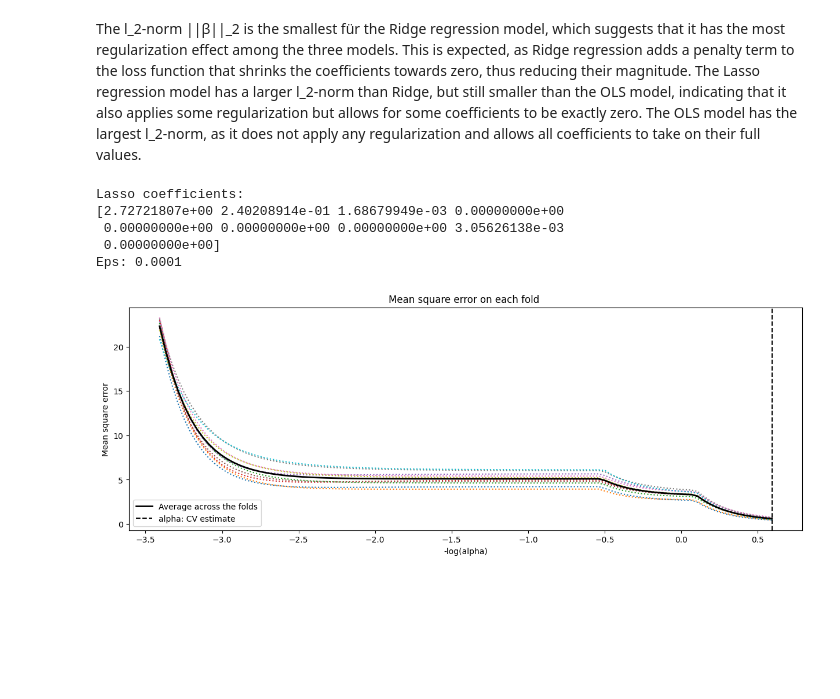
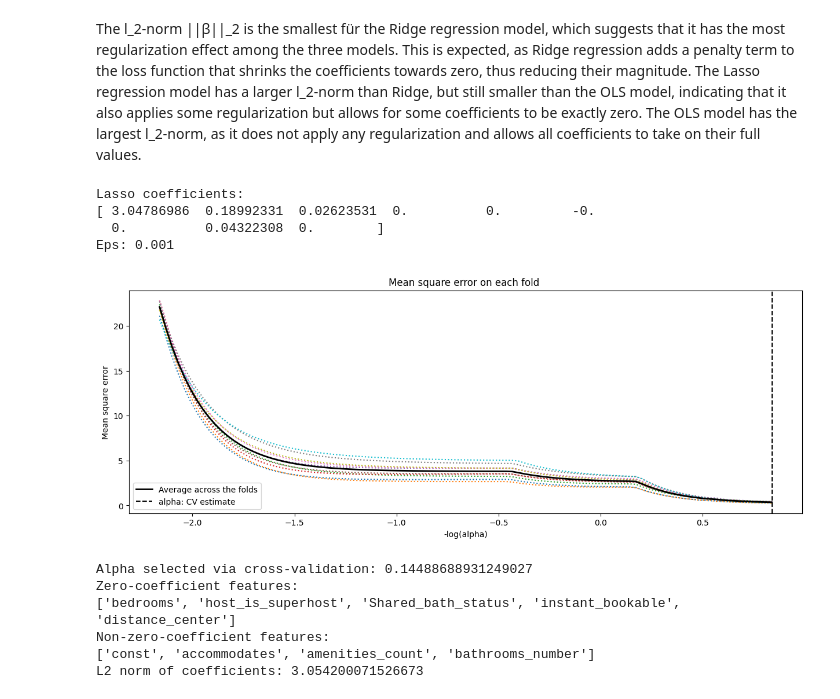
Before and after one commit to Niclas5/Examination-WS25-26, a Jupyter notebook: Aufgabe 2/Aufgabe2.ipynb, the cells around one changed output. Cells and saved outputs as stored; diff of their text form; code cells hidden in the pictures; blank space fills up the shorter version.

```diff
--- a/Aufgabe 2/Aufgabe2.ipynb
+++ b/Aufgabe 2/Aufgabe2.ipynb
@@ -11,7 +11,7 @@ listings_2.dropna(subset=["price"], inplace=True)
 print(listings_2.columns)
 
 
-listings_2_1 = listings_2[["price", "accommodates","amenities_length","latitude","longitude", "bedrooms", "host_is_superhost", "Shared_bath_status", "instant_bookable", "bathrooms_number"]]
+listings_2_1 = listings_2[["price", "accommodates","latitude","longitude","amenities_count", "bedrooms", "host_is_superhost", "Shared_bath_status", "instant_bookable", "bathrooms_number"]]
 #Drops NA
 listings_2_1.dropna(inplace=True)
 listings_2_1["price"] = listings_2_1["price"].apply(np.log)
@@ -19,8 +19,8 @@ listings_2_1.rename(columns={"price":"log_price"}, inplace=True)
 #We have checked that there are no NA values.  No further cleaning is necessary.
 
 #print(len(listings_2["price"]))
-#Ziel: Price
-#Chosen Predictors: "region_median_price","latitude","longitude", "accommodates", "bedrooms", "host_is_superhost", "Shared_bath_status", instant_bookable", "bathrooms_number"
+#Ziel: Pricet
+#Chosen Predictors: "price", "accommodates","latitude","longitude", "bedrooms","amenities_count", "host_is_superhost", "Shared_bath_status", "instant_bookable", "bathrooms_number"
 #listings_2_1.head()
 #print(listings_2_1.isna().sum())
 #Here we calculated the samplesize.
@@ -95,0 +95,15 @@ strong multicollinearity or other numerical problems.
+# %%
+for p in [0.99, 0.995]:
+    cutoff = listings_2_1["log_price"].quantile(p)
+    df_trim = listings_2_1.loc[listings_2_1["log_price"] <= cutoff].copy()
+
+    outcome = df_trim["log_price"]
+    regressor = sm.add_constant(df_trim.drop(columns=["log_price"]))
+    bool_cols2 = regressor.select_dtypes("bool").columns
+    regressor[bool_cols2] = regressor[bool_cols2].astype(int)
+    olssim = sm.OLS(outcome, regressor).fit()
+
+    #print(f"\nOLS excluding top {(1-p)*100:.1f}% of prices")
+    #print(f"Cutoff (log_price): {cutoff:.4f}")
+    #print(f"Observations: {len(df_trim)}")
+olssim.summary()
@@ -195,32 +236,50 @@ Koeffizienten (Auszug): [3.56853012e+00 1.00382000e-01 4.52015227e-04]
 The l_2-norm ||β||_2 is the smallest für the Ridge regression model, which suggests that it has the most regularization effect among the three models. This is expected, as Ridge regression adds a penalty term to the loss function that shrinks the coefficients towards zero, thus reducing their magnitude. The Lasso regression model has a larger l_2-norm than Ridge, but still smaller than the OLS model, indicating that it also applies some regularization but allows for some coefficients to be exactly zero. The OLS model has the largest l_2-norm, as it does not apply any regularization and allows all coefficients to take on their full values.
 # %%
 #Aufgabe_2_5
-lasso_reg = sklearn.linear_model.LassoCV(cv=10,fit_intercept = False, eps=1e-4)
+#fit_intercept muss auf False gesetzt werden, da wir bereits eine Konstante in den Regressoren haben. Ansonsten würde die Ridge Regression versuchen, zusätzlich einen Intercept zu schätzen, was zu einer Fehlanpassung führen könnte.
+lasso_reg = sklearn.linear_model.LassoCV(cv=10,fit_intercept =False)
 model = lasso_reg.fit(regressor,outcome)
 # Koeffizienten
 print("Lasso coefficients:")
 print(model.coef_)
 print("Eps:", model.eps)
 
 # Display results
 m_log_alphas = -np.log10(model.alphas_)
 plt.figure(1,figsize=(15,5))
 plt.plot(m_log_alphas, model.mse_path_, ':')
 plt.plot(m_log_alphas, model.mse_path_.mean(axis=-1), 'k',
          label='Average across the folds', linewidth=2)
 plt.axvline(-np.log10(model.alpha_), linestyle='--', color='k',
             label='alpha: CV estimate')
 plt.legend()
 plt.xlabel('-log(alpha)')
 plt.ylabel('Mean square error')
 plt.title('Mean square error on each fold ')
-     #     '(train time: %.2fs)' )#% t_lasso_cv)
 plt.axis('tight')
 plt.show()
+#Show which features have zero coefficients and non-zero coefficients
+zero_mask = model.coef_ == 0
+zero_features = regressor.columns[zero_mask]
+non_zero_features = regressor.columns[~zero_mask]
+
+# Alpha selected via cross-validation
+print("Alpha selected via cross-validation:", model.alpha_)
+print("Zero-coefficient features:")
+print(list(zero_features))
+print("Non-zero-coefficient features:")
+print(list(non_zero_features))
+# L2-Norm der Koeffizienten
+print("L2 norm of coefficients:", np.linalg.norm(model.coef_, 2))
 # %% [output]
 Lasso coefficients:
-[2.72721807e+00 2.40208914e-01 1.68679949e-03 0.00000000e+00
- 0.00000000e+00 0.00000000e+00 0.00000000e+00 3.05626138e-03
- 0.00000000e+00]
-Eps: 0.0001
+[ 3.04786986  0.18992331  0.02623531  0.          0.         -0.
+  0.          0.04322308  0.        ]
+Eps: 0.001
-[figure, old version]
+[figure, new version]
+Alpha selected via cross-validation: 0.14488688931249027
+Zero-coefficient features:
+['bedrooms', 'host_is_superhost', 'Shared_bath_status', 'instant_bookable', 'distance_center']
+Non-zero-coefficient features:
+['const', 'accommodates', 'amenities_count', 'bathrooms_number']
+L2 norm of coefficients: 3.054200071526673
```
Also changed, not shown: parts of 10 cells of this notebook.
